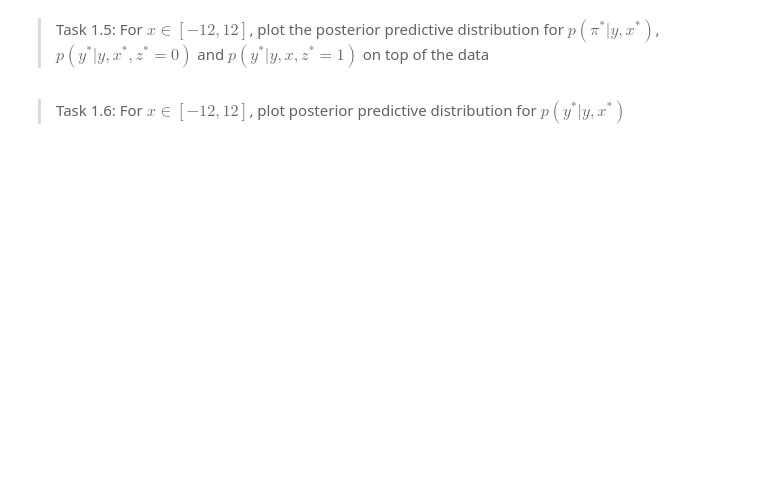
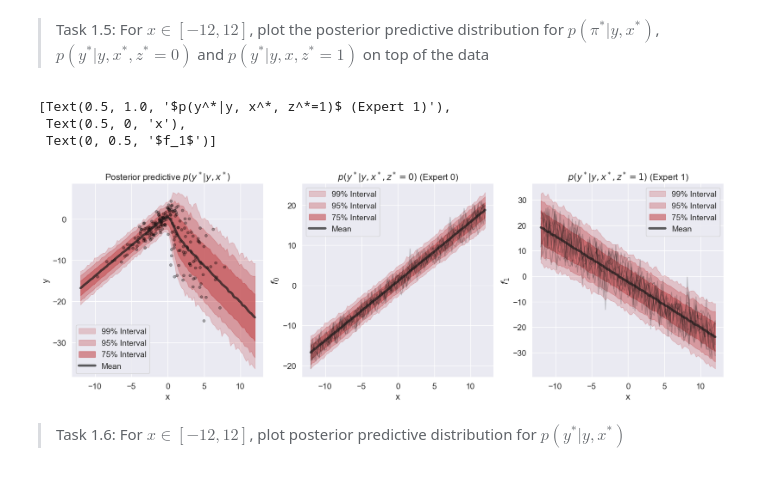
Before and after one commit to bellaVbsVbee/BayesianML, a Jupyter notebook: assignment3.ipynb, the cells around one changed output. Saved outputs shown, nothing was run; the diff lists cells and outputs as text; code cells hidden in the pictures; blank space fills up the shorter version.

```diff
--- a/assignment3.ipynb
+++ b/assignment3.ipynb
@@ -188,6 +191,6 @@ Text(0.5, 0, 'Iterations')
 # %%
 # get rid of warm-up samples
-warm_up = 8000 #int(0.5*num_iter)
+warm_up = int(0.2*num_iter)
 thetas = thetas[warm_up:, :]
 # %%
 # Compute posterior means
@@ -244,2 +300,60 @@ The mean of sigma1 is 19.15113067626953, and the 95% credibility interval is [15
+# %%
+fig, ax = plt.subplots(1, 3, figsize=(20, 6))
+
+# Define prediction range
+x_pred = jnp.linspace(-12, 12, 101)
+x_pred_aug = jnp.vstack((x_pred, jnp.ones_like(x_pred))).T
+
+# Store samples
+pi_samples, y0_samples, y1_samples = [], [], []
+
+warm_up = int(0.5 * num_iter)
+thin = 10
+
+key = random.PRNGKey(1)
+for theta_i in thetas[warm_up::thin]:
+    key, key0, key1 = random.split(key, 3)
+
+    # Extract parameters
+    w0 = theta_i[:2]
+    w1 = theta_i[2:4]
+    v = theta_i[4:6]
+    sig02 = theta_i[7]
+    sig12 = theta_i[8]
+
+    # Compute gating probability and predictions
+    pi = sigmoid(v @ x_pred_aug.T)
+    f0 = w0 @ x_pred_aug.T
+    f1 = w1 @ x_pred_aug.T
+
+    # Sample from each expert
+    y0 = f0 + jnp.sqrt(sig02) * random.normal(key0, shape=f0.shape)
+    y1 = f1 + jnp.sqrt(sig12) * random.normal(key1, shape=f1.shape)
+
+    pi_samples.append(pi)
+    y0_samples.append(y0)
+    y1_samples.append(y1)
+
+# Convert to arrays
+pi_samples = jnp.array(pi_samples)
+y0_samples = jnp.array(y0_samples)
+y1_samples = jnp.array(y1_samples)
+
+# Compute mixture of predictions
+y_mix_samples = pi_samples * y1_samples + (1 - pi_samples) * y0_samples
+
+plot_predictions(ax[0], x_pred, y_mix_samples, num_samples=0, legend=True, sample_alpha=.2)
+plot_predictions(ax[1], x_pred, y0_samples, num_samples=10, legend=True, sample_alpha=.2)
+plot_predictions(ax[2], x_pred, y1_samples, num_samples=10, legend=True, sample_alpha=.2)
+
+ax[0].scatter(x, y, alpha=0.3, s=20, color='black')
+ax[0].set(title='Posterior predictive $p(y^*|y, x^*)$', xlabel='x', ylabel='y')
+ax[1].set(title='$p(y^*|y, x^*, z^*=0)$ (Expert 0)', xlabel='x', ylabel='$f_0$')
+ax[2].set(title='$p(y^*|y, x^*, z^*=1)$ (Expert 1)', xlabel='x', ylabel='$f_1$')
+# %% [output]
+[Text(0.5, 1.0, '$p(y^*|y, x^*, z^*=1)$ (Expert 1)'),
+ Text(0.5, 0, 'x'),
+ Text(0, 0.5, '$f_1$')]
+[figure, added]
 # %% [markdown]
 > Task 1.6: For $x\in[-12,12]$, plot posterior predictive distribution for $p(y^{*}|y,x^{*})$
```
Also changed, not shown: parts of 4 cells of this notebook.
